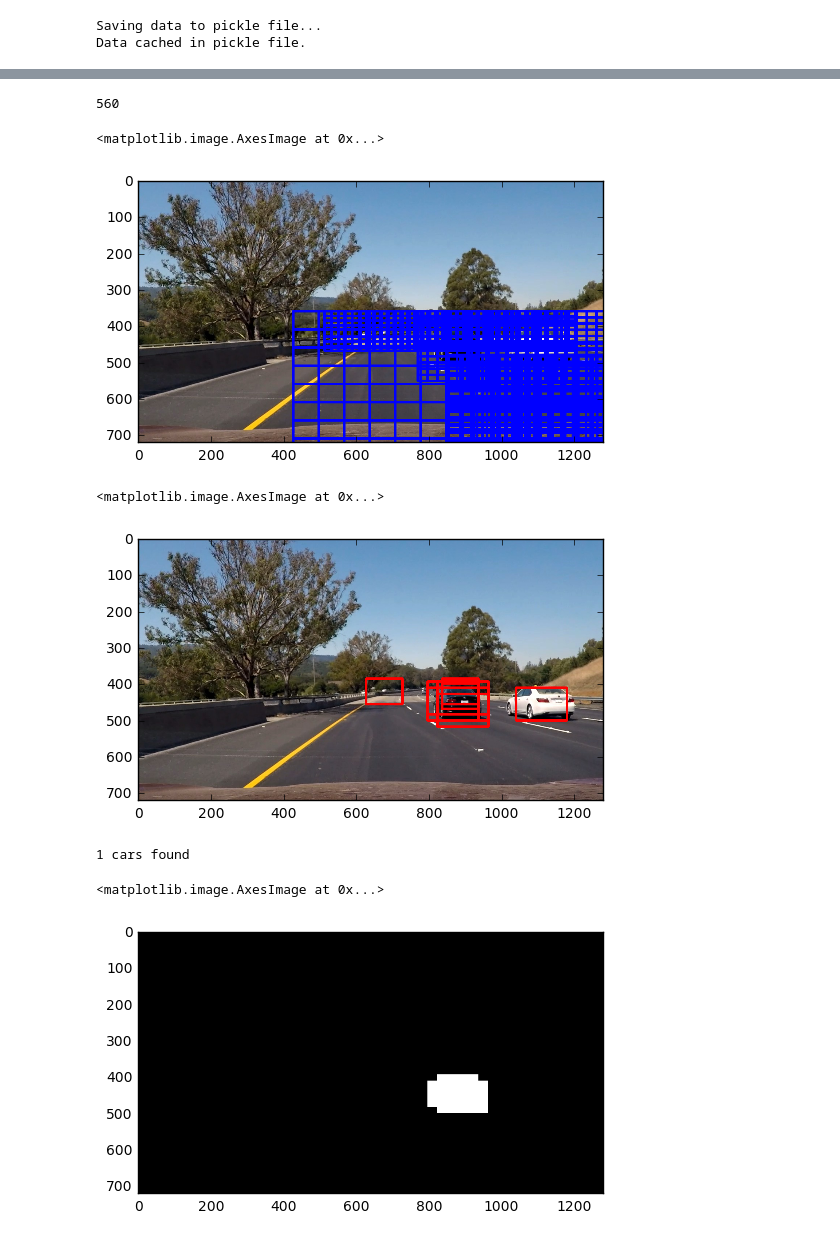
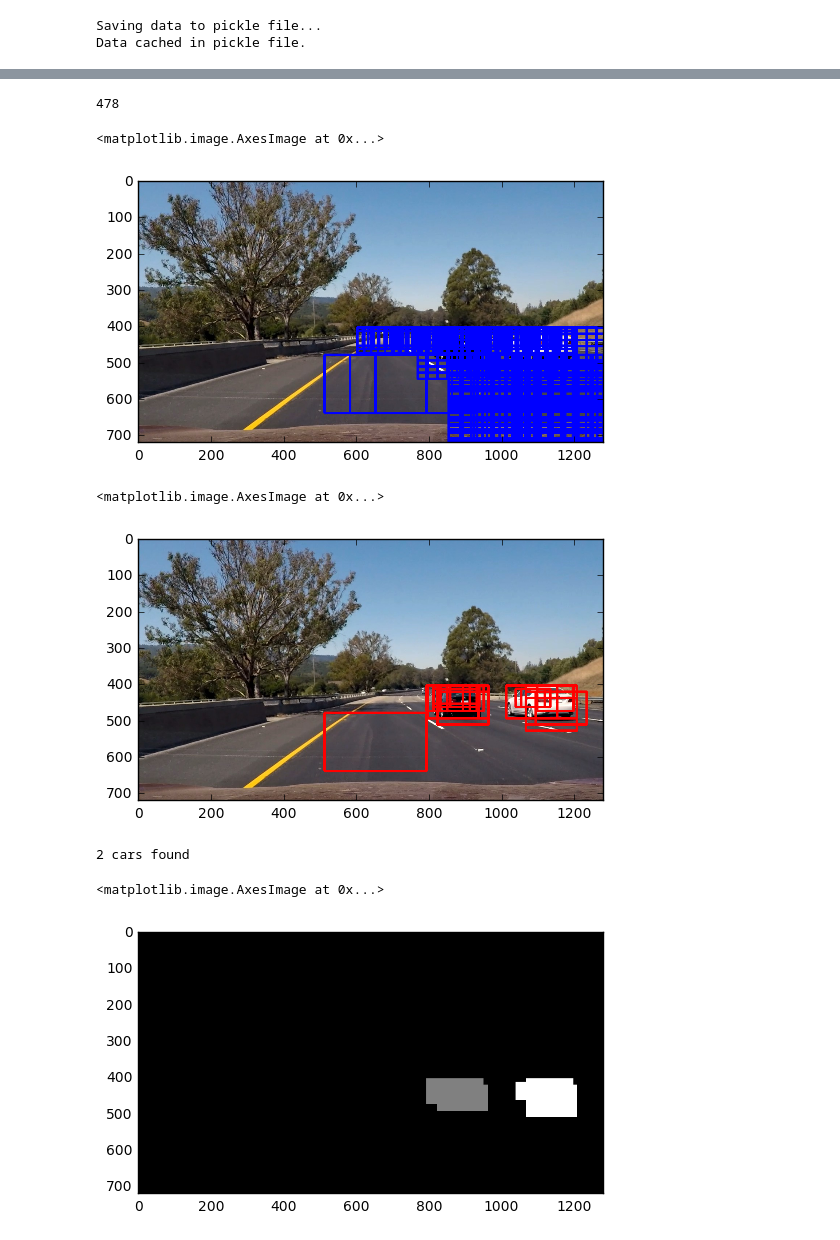
Before and after one commit to yasenh/self-driving-car-ND, a Jupyter notebook: term1/project5-vehicle-detection/vehicle_tracking_and_detection.ipynb, the cells around one changed output, grey strips where cells are left out. Cells and saved outputs as stored; diff of their text form; code cells hidden in the pictures.

Commit message:
improved search strategy

```diff
--- a/term1/project5-vehicle-detection/vehicle_tracking_and_detection.ipynb
+++ b/term1/project5-vehicle-detection/vehicle_tracking_and_detection.ipynb
@@ -502,6 +502,9 @@ def draw_labeled_bboxes(img, labels):
     return img
 # %%
 image = mpimg.imread('test_images/test6.jpg')
+
+#image = mpimg.imread('frames/800.png')
+
 draw_image1 = np.copy(image)
 draw_image2 = np.copy(image)
 draw_image3 = np.copy(image)
@@ -513,76 +516,57 @@ image = image.astype(np.float32)/255
 
 window_list = []
 
-# x_start_stop = [image.shape[1] * 3 // 5, image.shape[1] * 9 // 10] # Min and max in x to search in slide_window()
-# y_start_stop = [image.shape[0] * 1 // 2, image.shape[0] * 3 // 5] # Min and max in y to search in slide_window()
-# window_list = slide_window(image, x_start_stop = x_start_stop, y_start_stop=y_start_stop,
-#                    xy_window=(100, 70), xy_overlap=(0.8, 0.8), window_list = window_list)
+x_start_stop = [image.shape[1] * 2 // 5 + 90, image.shape[1] * 9 // 10] # Min and max in x to search in slide_window()
+y_start_stop = [image.shape[0] * 1 // 2 + 45, image.shape[0] * 3 // 5] # Min and max in y to search in slide_window()
+window_list = slide_window(image, x_start_stop = x_start_stop, y_start_stop=y_start_stop,
+                   xy_window=(80, 50), xy_overlap=(0.8, 0.8), window_list = window_list)
 
-# x_start_stop = [image.shape[1] * 3 // 5, None] # Min and max in x to search in slide_window()
-# y_start_stop = [image.shape[0] * 1 // 2, image.shape[0] * 7 // 10] # Min and max in y to search in slide_window()
-# window_list = slide_window(image, x_start_stop = x_start_stop, y_start_stop=y_start_stop,
-#                    xy_window=(140, 90), xy_overlap=(0.8, 0.8), window_list = window_list)
+x_start_stop = [image.shape[1] * 2 // 5 + 90, image.shape[1] * 9 // 10] # Min and max in x to search in slide_window()
+y_start_stop = [image.shape[0] * 1 // 2 + 45, image.shape[0] * 3 // 5] # Min and max in y to search in slide_window()
+window_list = slide_window(image, x_start_stop = x_start_stop, y_start_stop=y_start_stop,
+                   xy_window=(100, 70), xy_overlap=(0.8, 0.8), window_list = window_list)
 
-# x_start_stop = [image.shape[1] * 2 // 3, None] # Min and max in x to search in slide_window()
-# y_start_stop = [image.shape[0] * 2 // 3, None] # Min and max in y to search in slide_window()
-# window_list = slide_window(image, x_start_stop = x_start_stop, y_start_stop=y_start_stop,
-#                    xy_window=(160, 100), xy_overlap=(0.8, 0.8), window_list = window_list)
 
-# x_start_stop = [image.shape[1] * 2 // 3, None] # Min and max in x to search in slide_window()
-# y_start_stop = [image.shape[0] * 2 // 3, None] # Min and max in y to search in slide_window()
-# window_list = slide_window(image, x_start_stop = x_start_stop, y_start_stop=y_start_stop,
-#                     xy_window=(180, 130), xy_overlap=(0.8, 0.8), window_list = window_list)
-
-# x_start_stop = [image.shape[1] * 2 // 3, None] # Min and max in x to search in slide_window()
-# y_start_stop = [image.shape[0] * 2 // 3, None] # Min and max in y to search in slide_window()
-# window_list = slide_window(image, x_start_stop = x_start_stop, y_start_stop=y_start_stop,
-#                     xy_window=(200, 150), xy_overlap=(0.8, 0.8), window_list = window_list)
-
-# x_start_stop = [image.shape[1] * 1 // 3, image.shape[1] * 2 // 3] # Min and max in x to search in slide_window()
-# y_start_stop = [image.shape[0] * 1 // 2, image.shape[1] * 1 // 2] # Min and max in y to search in slide_window()
-# window_list = slide_window(image, x_start_stop = x_start_stop, y_start_stop=y_start_stop,
-#                     xy_window=(320, 240), xy_overlap=(0.8, 0.8), window_list = window_list)
-
-x_start_stop = [image.shape[1] * 2 // 5, image.shape[1] * 9 // 10] # Min and max in x to search in slide_window()
-y_start_stop = [image.shape[0] * 1 // 2, image.shape[0] * 3 // 5] # Min and max in y to search in slide_window()
+x_start_stop = [image.shape[1] * 2 // 5 + 90, image.shape[1] * 9 // 10] # Min and max in x to search in slide_window()
+y_start_stop = [image.shape[0] * 1 // 2 + 45, image.shape[0] * 3 // 5] # Min and max in y to search in slide_window()
 window_list = slide_window(image, x_start_stop = x_start_stop, y_start_stop=y_start_stop,
                    xy_window=(100, 70), xy_overlap=(0.8, 0.8), window_list = window_list)
 
 x_start_stop = [image.shape[1] * 3 // 5, None] # Min and max in x to search in slide_window()
-y_start_stop = [image.shape[0] * 1 // 2, image.shape[0] * 7 // 10] # Min and max in y to search in slide_window()
+y_start_stop = [image.shape[0] * 1 // 2 + 45, image.shape[0] * 7 // 10] # Min and max in y to search in slide_window()
 window_list = slide_window(image, x_start_stop = x_start_stop, y_start_stop=y_start_stop,
                    xy_window=(140, 90), xy_overlap=(0.8, 0.8), window_list = window_list)
 
 x_start_stop = [image.shape[1] * 2 // 3, None] # Min and max in x to search in slide_window()
 y_start_stop = [image.shape[0] * 2 // 3, None] # Min and max in y to search in slide_window()
 window_list = slide_window(image, x_start_stop = x_start_stop, y_start_stop=y_start_stop,
                    xy_window=(160, 100), xy_overlap=(0.8, 0.8), window_list = window_list)
 
 x_start_stop = [image.shape[1] * 2 // 3, None] # Min and max in x to search in slide_window()
 y_start_stop = [image.shape[0] * 2 // 3, None] # Min and max in y to search in slide_window()
 window_list = slide_window(image, x_start_stop = x_start_stop, y_start_stop=y_start_stop,
                     xy_window=(180, 130), xy_overlap=(0.8, 0.8), window_list = window_list)
 
 x_start_stop = [image.shape[1] * 2 // 3, None] # Min and max in x to search in slide_window()
 y_start_stop = [image.shape[0] * 2 // 3, None] # Min and max in y to search in slide_window()
 window_list = slide_window(image, x_start_stop = x_start_stop, y_start_stop=y_start_stop,
                     xy_window=(200, 150), xy_overlap=(0.8, 0.8), window_list = window_list)
 
-x_start_stop = [image.shape[1] * 1 // 3, image.shape[1] * 2 // 3] # Min and max in x to search in slide_window()
-y_start_stop = [image.shape[0] * 1 // 2, None] # Min and max in y to search in slide_window()
+x_start_stop = [image.shape[1] * 4 // 10, image.shape[1] * 2 // 3] # Min and max in x to search in slide_window()
+y_start_stop = [image.shape[0] * 2 // 3, image.shape[0] * 8 // 10] # Min and max in y to search in slide_window()
 window_list = slide_window(image, x_start_stop = x_start_stop, y_start_stop=y_start_stop,
-                    xy_window=(280, 200), xy_overlap=(0.75, 0.75), window_list = window_list)
+                    xy_window=(280, 160), xy_overlap=(0.75, 0.75), window_list = window_list)
 
 
 
 print(len(window_list))
 
 window_img1 = draw_boxes(draw_image1, window_list, color=(0, 0, 255), thick=6)
 plt.imshow(window_img1)
 # %% [output]
-560
+478
 <matplotlib.image.AxesImage at 0x...>
-[figure, old version]
+[figure, new version]
 # %%
 hot_windows, scores = search_windows(image, window_list, svc, X_scaler, color_space=color_space,
                         spatial_size=spatial_size, hist_bins=hist_bins,
@@ -595,7 +579,7 @@ window_img2 = draw_boxes(draw_image2, hot_windows, color=(255, 0, 0), thick=6)
 plt.imshow(window_img2)
 # %% [output]
 <matplotlib.image.AxesImage at 0x...>
-[figure, old version]
+[figure, new version]
 # %%
 heatmap = np.zeros_like(image[:,:,0]).astype(np.float)
 heatmap = add_heat(heatmap, hot_windows)
@@ -604,9 +588,9 @@ labels = label(heatmap)
 print(labels[1], 'cars found')
 plt.imshow(labels[0], cmap='gray')
 # %% [output]
-1 cars found
+2 cars found
 <matplotlib.image.AxesImage at 0x...>
-[figure, old version]
+[figure, new version]
 # %%
 # Draw bounding boxes on a copy of the image
 draw_img = draw_labeled_bboxes(draw_image3, labels)
```
Also changed, not shown: parts of 11 cells of this notebook, 3 other files.
